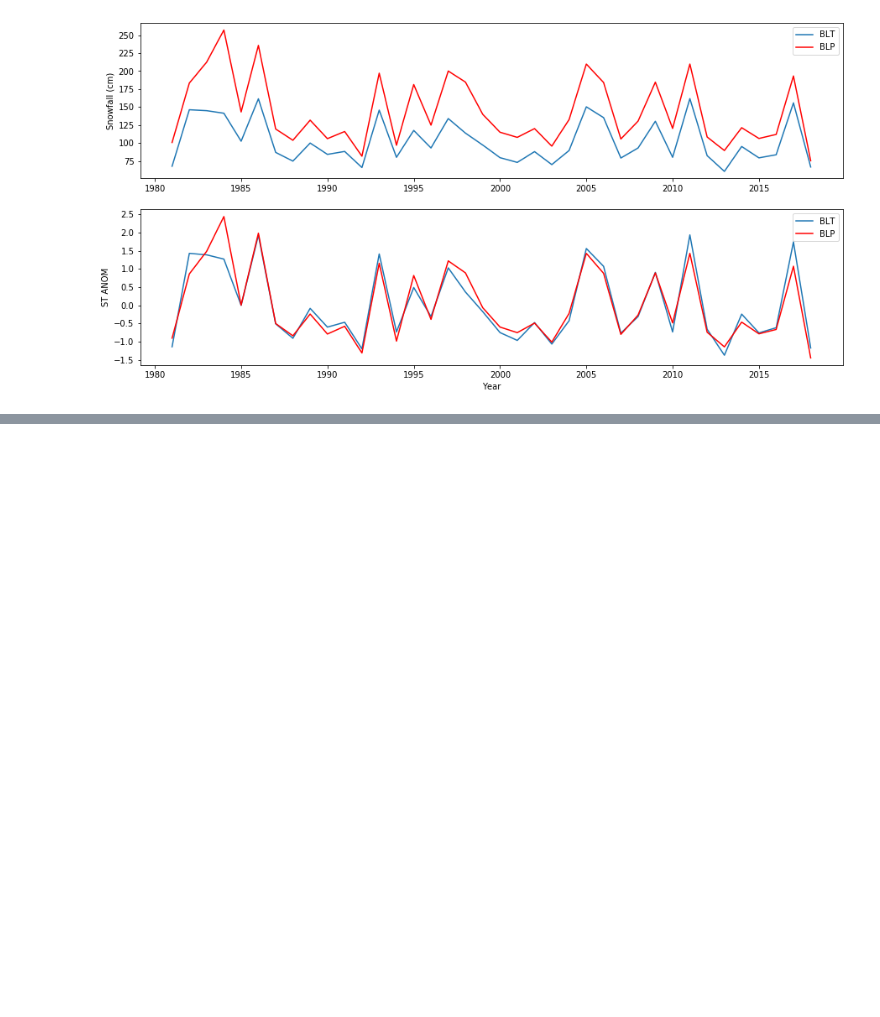
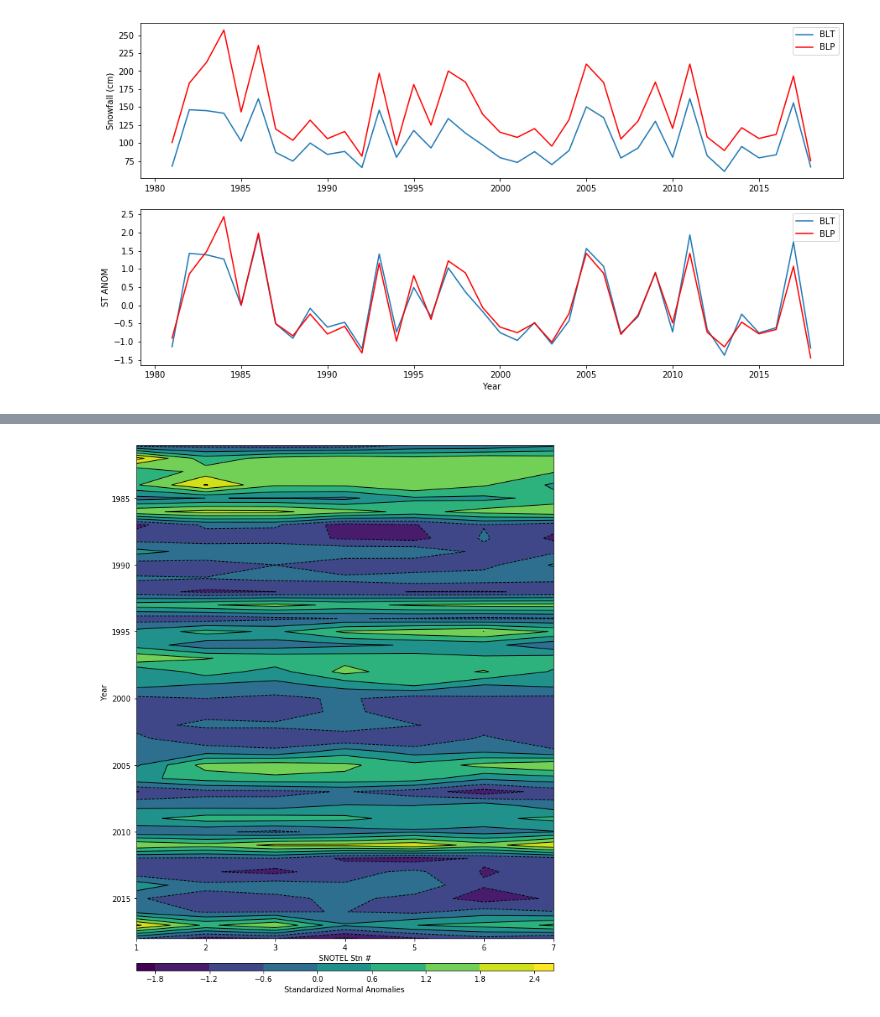
Before and after one commit to johnhorel/atmos_5040_2019, a Jupyter notebook: chapter 4/Chapter4.ipynb, the cells around one changed output, grey strips where cells are left out. Cells and saved outputs as stored; diff of their text form; code cells hidden in the pictures; blank space fills up the shorter version.

```diff
--- a/chapter 4/Chapter4.ipynb
+++ b/chapter 4/Chapter4.ipynb
@@ -47,0 +100,32 @@ snow.loc[snow['Year'].idxmax(),'BLP']
+# %%
+#Figure 6 - hovmuller diagram of standardized temporal anomalies
+
+xt = snow.drop('Year',axis=1)
+xtm = xt.mean(axis=0)
+xts = np.std(xt)
+
+
+no=7
+
+#anomalies
+xtp = pd.DataFrame()
+for col in list(xt.columns):
+    xtp[col] = xt[col].apply(lambda x : x - xtm[col])
+
+#standardized anomalies
+xstar  = pd.DataFrame()
+for col in list(xtp.columns):
+    xstar[col] = xtp[col].apply(lambda x : x/xts[col])
+
+fig,ax = plt.subplots(figsize=(10,15))
+ax.invert_yaxis()
+cf = ax.contourf(np.arange(1,no+1,1),snow['Year'],xstar,extend='both')
+cs = ax.contour(np.arange(1,no+1,1),snow['Year'],xstar,colors='k', linewidths=1)
+cbar = plt.colorbar(cf, orientation='horizontal', pad=0.04, aspect=50, extendrect=True)
+ax.set_xlabel('SNOTEL Stn #')
+ax.set_ylabel('Year')
+
+cbar.set_label('Standardized Normal Anomalies')
+plt.show()
+# %% [output]
+[figure, added]
```
Also changed, not shown: parts of 3 cells of this notebook.
